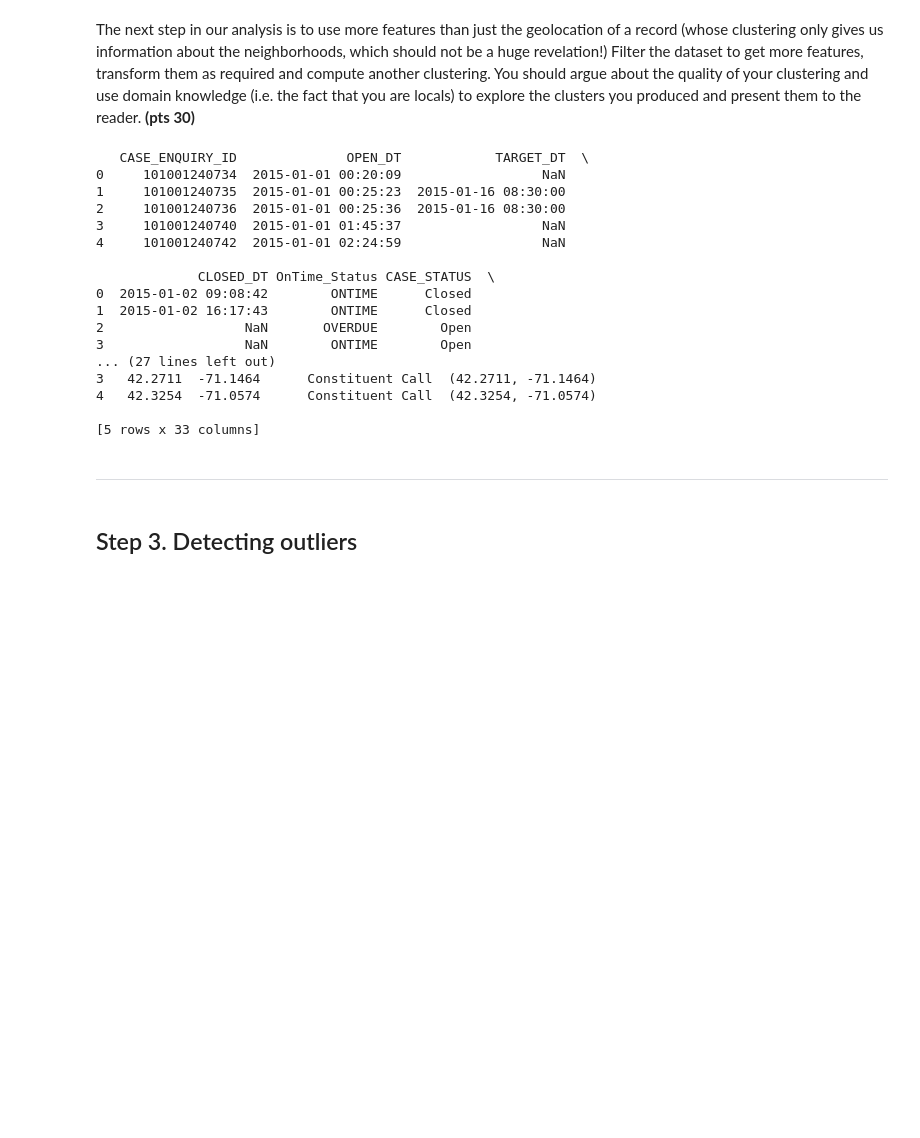
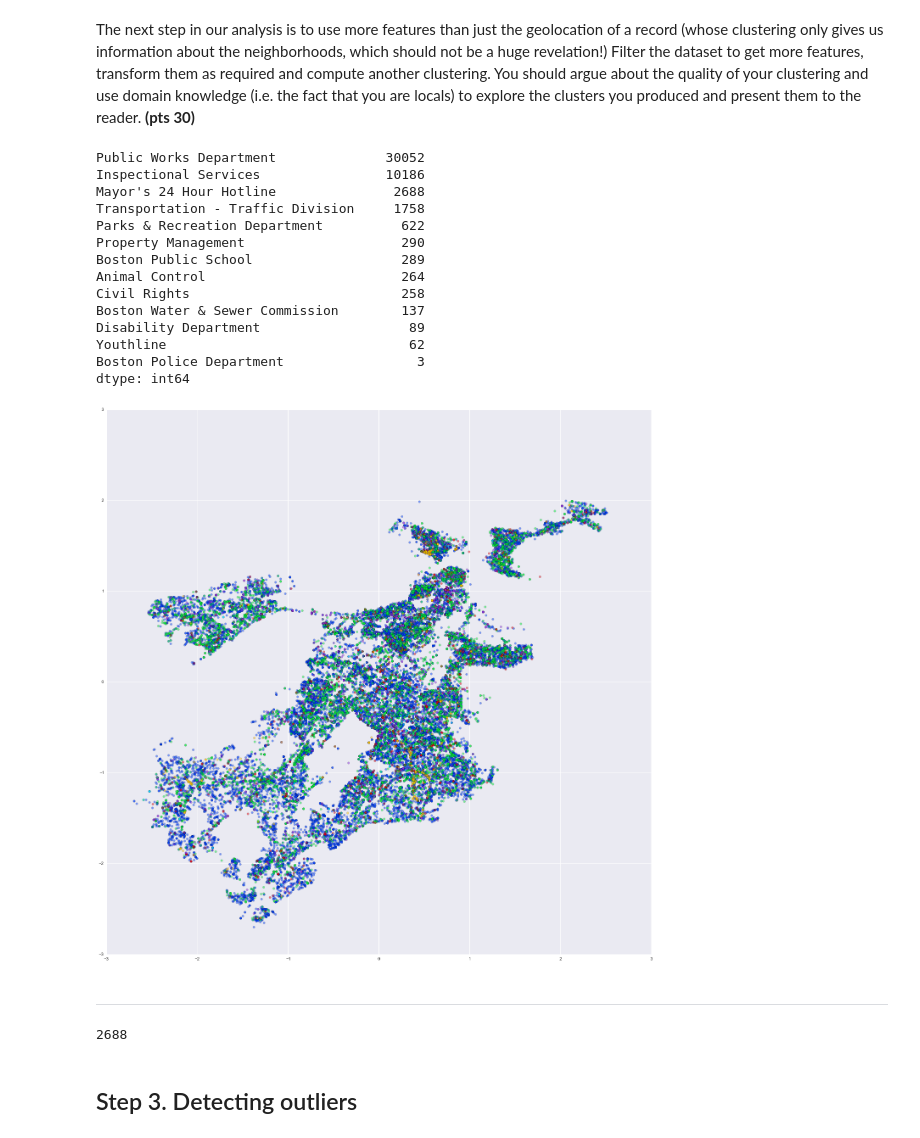
Before and after one commit to tbeaudry/spring-2015-homeworks, a Jupyter notebook: submissions/Homework-3/3.Clustering.ipynb, the cells around one changed output. Drawn from its saved outputs; the diff is of its cells as text; code cells hidden in the pictures; blank space fills up the shorter version.

```diff
--- a/submissions/Homework-3/3.Clustering.ipynb
+++ b/submissions/Homework-3/3.Clustering.ipynb
@@ -81,27 +81,67 @@ neighborhoods which I probably wouldnt have guessed based solely on geographical
 # %% [markdown]
 The next step in our analysis is to use more features than just the geolocation of a record (whose clustering only gives us information about the neighborhoods, which should not be a huge revelation!) Filter the dataset to get more features, transform them as required and compute another clustering. You should argue about the quality of your clustering and use domain knowledge (i.e. the fact that you are locals) to explore the clusters you produced and present them to the reader. **(pts 30)**
 # %%
-print boston.head()
+print boston.SUBJECT.value_counts()
 # %% [output]
-   CASE_ENQUIRY_ID              OPEN_DT            TARGET_DT  \
-0     101001240734  2015-01-01 00:20:09                  NaN
-1     101001240735  2015-01-01 00:25:23  2015-01-16 08:30:00
-2     101001240736  2015-01-01 00:25:36  2015-01-16 08:30:00
-3     101001240740  2015-01-01 01:45:37                  NaN
-4     101001240742  2015-01-01 02:24:59                  NaN
-
-             CLOSED_DT OnTime_Status CASE_STATUS  \
-0  2015-01-02 09:08:42        ONTIME      Closed
-1  2015-01-02 16:17:43        ONTIME      Closed
-2                  NaN       OVERDUE        Open
-3                  NaN        ONTIME        Open
-... (27 lines left out)
-3   42.2711  -71.1464      Constituent Call  (42.2711, -71.1464)
-4   42.3254  -71.0574      Constituent Call  (42.3254, -71.0574)
-
-[5 rows x 33 columns]
+Public Works Department              30052
+Inspectional Services                10186
+Mayor's 24 Hour Hotline               2688
+Transportation - Traffic Division     1758
+Parks & Recreation Department          622
+Property Management                    290
+Boston Public School                   289
+Animal Control                         264
+Civil Rights                           258
+Boston Water & Sewer Commission        137
+Disability Department                   89
+Youthline                               62
+Boston Police Department                 3
+dtype: int64
+# %%
+
+c2=boston[['LONGITUDE','LATITUDE','SUBJECT','Source','OPEN_DT','CASE_TITLE']]
+scaler = StandardScaler()
+X=scaler.fit_transform(boston_loc['LONGITUDE'])
+Y=scaler.fit_transform(boston_loc['LATITUDE'])
+
+from sklearn.feature_extraction.text import TfidfVectorizer
+vectorizer = TfidfVectorizer(stop_words='english', min_df=4, max_df=0.8)
+data = vectorizer.fit_transform(c2['SUBJECT'])
+
+k=13
+kmeans = KMeans(init='k-means++', n_clusters=k,n_init=10)
+kmeans.fit_predict(data)
+centroids = kmeans.cluster_centers_
+labels = kmeans.labels_
+error = kmeans.inertia_
+
+
+fig, ax = plt.subplots(1,1,figsize=(23,23))
+# I have 10 clusters, so I need 10 colors. Each colormap can produce 10 colors
+# so I am mixing two colormaps that I tested that work well together
+cmap = sns.color_palette("bright", n_colors=8)
+cmap.extend(sns.hls_palette(n_colors=18, h=0.7, l=0.4, s=0.8))
+
+# for each label, isolate the points of that label and plot them with the same color
+for i, label in enumerate(set(labels)):
+    point_indices = np.where(labels == label)[0]
+    point_indices = point_indices.tolist()
+    plt.scatter(X[point_indices], Y[point_indices], s=25, alpha=0.5, c=cmap[i], marker='o')
+plt.legend()
+plt.show()
+# %% [output]
+[figure, added]
 # %% [markdown]
 -----
+# %%
+
+list(labels).count(2)
+
+'''
+
+'''
+# %% [output]
+2688
 # %% [markdown]
 ## Step 3. Detecting outliers
 # %% [markdown]
```
